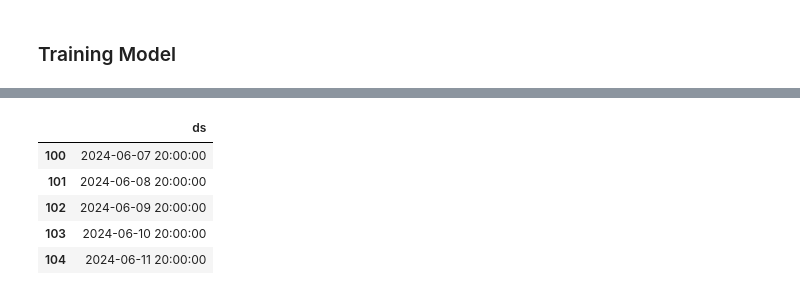
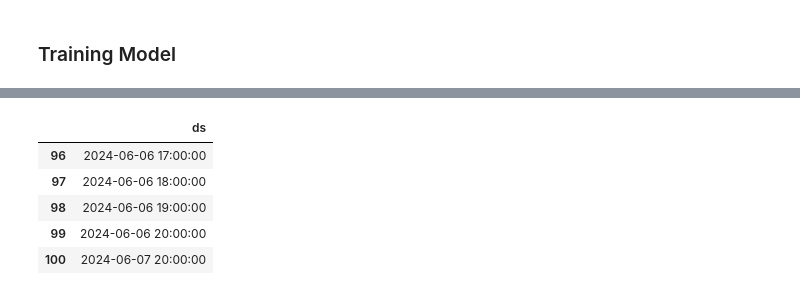
Before and after one commit to pinstripezebra/Air-Polution-Forecasting, a Jupyter notebook: prototyping.ipynb, the cells around one changed output, grey strips where cells are left out. Cells and saved outputs as stored; diff of their text form; code cells hidden in the pictures.

```diff
--- a/prototyping.ipynb
+++ b/prototyping.ipynb
@@ -145,6 +145,6 @@ model = Prophet()
 model.fit(train)
 
 # Making prediction
-future = model.make_future_dataframe(periods=5)
+future = model.make_future_dataframe(periods=1)
 future.tail()
 # %% [output]
@@ -153,9 +153,9 @@ future.tail()
 |  | ds |
+| 96 | 2024-06-06 17:00:00 |
+| 97 | 2024-06-06 18:00:00 |
+| 98 | 2024-06-06 19:00:00 |
+| 99 | 2024-06-06 20:00:00 |
 | 100 | 2024-06-07 20:00:00 |
-| 101 | 2024-06-08 20:00:00 |
-| 102 | 2024-06-09 20:00:00 |
-| 103 | 2024-06-10 20:00:00 |
-| 104 | 2024-06-11 20:00:00 |
 # %%
 forecast = model.predict(future)
 forecast[['ds', 'yhat', 'yhat_lower', 'yhat_upper']].tail()
```
Also changed, not shown: parts of 3 cells of this notebook, 1 other file.
